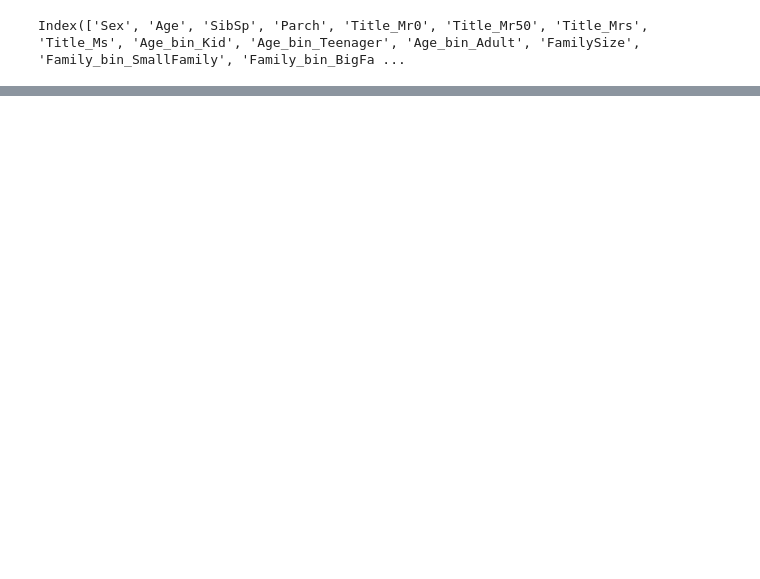
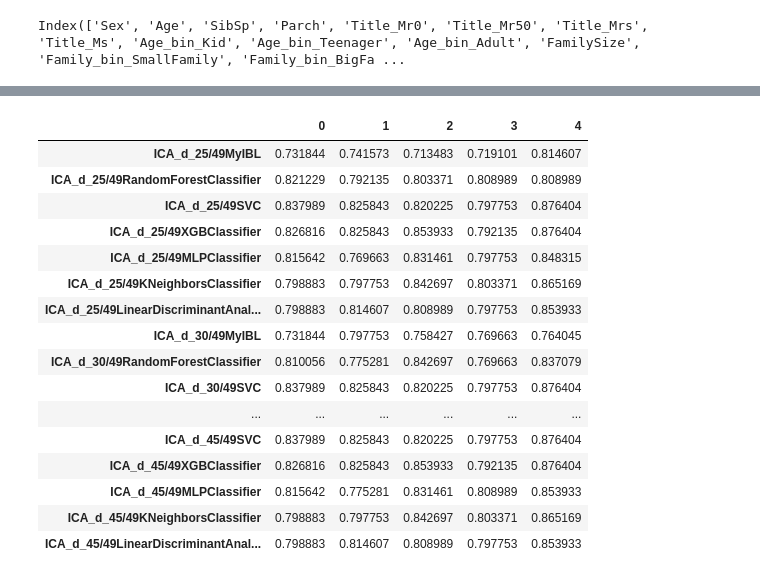
Before and after one commit to jforjohn/titanic_survival, a Jupyter notebook: FeatureSelectionAnalysis.ipynb, the cells around one changed output, grey strips where cells are left out. Saved outputs shown, nothing was run; the diff lists cells and outputs as text; code cells hidden in the pictures; blank space fills up the shorter version.

```diff
--- a/FeatureSelectionAnalysis.ipynb
+++ b/FeatureSelectionAnalysis.ipynb
@@ -115,0 +387,12 @@ TypeError: only size-1 arrays can be converted to Python scalars
+# %%
+print('ICA')
+print('##################################')
+df_results_ica = pd.DataFrame()
+df_results_ica_cv = pd.DataFrame()
+for n_dim in [25,30,35,40,45]:
+    print(n_dim, ' dimensions')
+    ica_train, ica_test = MyFeatureSelection.applyICA(df_train, df_test, n_dim)
+    name_prefix = 'ICA_d_' + str(n_dim) + '/' + str(len(df_train.columns))
+    models, df_model_cvaccuracies, df_model_info, df_ens_features, df_ens_test = run_models(clfs, df_train, df_test, train_idx, validation_idx, name_prefix, cv=True, ens=True)
+    df_results_ica_cv = pd.concat([df_results_ica_cv, df_model_cvaccuracies], axis=0)
+    df_results_ica = pd.concat([df_results_ica, df_model_info], axis=0)
@@ -115,0 +427,20 @@ TypeError: only size-1 arrays can be converted to Python scalars
+# %%
+df_results_ica_cv
+# %% [output]
+|  | 0 | 1 | 2 | 3 | 4 |
+| ICA_d_25/49MyIBL | 0.731844 | 0.741573 | 0.713483 | 0.719101 | 0.814607 |
+| ICA_d_25/49RandomForestClassifier | 0.821229 | 0.792135 | 0.803371 | 0.808989 | 0.808989 |
+| ICA_d_25/49SVC | 0.837989 | 0.825843 | 0.820225 | 0.797753 | 0.876404 |
+| ICA_d_25/49XGBClassifier | 0.826816 | 0.825843 | 0.853933 | 0.792135 | 0.876404 |
+| ICA_d_25/49MLPClassifier | 0.815642 | 0.769663 | 0.831461 | 0.797753 | 0.848315 |
+| ICA_d_25/49KNeighborsClassifier | 0.798883 | 0.797753 | 0.842697 | 0.803371 | 0.865169 |
+| ICA_d_25/49LinearDiscriminantAnal... | 0.798883 | 0.814607 | 0.808989 | 0.797753 | 0.853933 |
+| ICA_d_30/49MyIBL | 0.731844 | 0.797753 | 0.758427 | 0.769663 | 0.764045 |
+| ICA_d_30/49RandomForestClassifier | 0.810056 | 0.775281 | 0.842697 | 0.769663 | 0.837079 |
+| ICA_d_30/49SVC | 0.837989 | 0.825843 | 0.820225 | 0.797753 | 0.876404 |
+| ... | ... | ... | ... | ... | ... |
+| ICA_d_45/49SVC | 0.837989 | 0.825843 | 0.820225 | 0.797753 | 0.876404 |
+| ICA_d_45/49XGBClassifier | 0.826816 | 0.825843 | 0.853933 | 0.792135 | 0.876404 |
+| ICA_d_45/49MLPClassifier | 0.815642 | 0.775281 | 0.831461 | 0.808989 | 0.853933 |
+| ICA_d_45/49KNeighborsClassifier | 0.798883 | 0.797753 | 0.842697 | 0.803371 | 0.865169 |
+| ICA_d_45/49LinearDiscriminantAnal... | 0.798883 | 0.814607 | 0.808989 | 0.797753 | 0.853933 |
```
Also changed, not shown: parts of 45 cells of this notebook, 3 other files.
